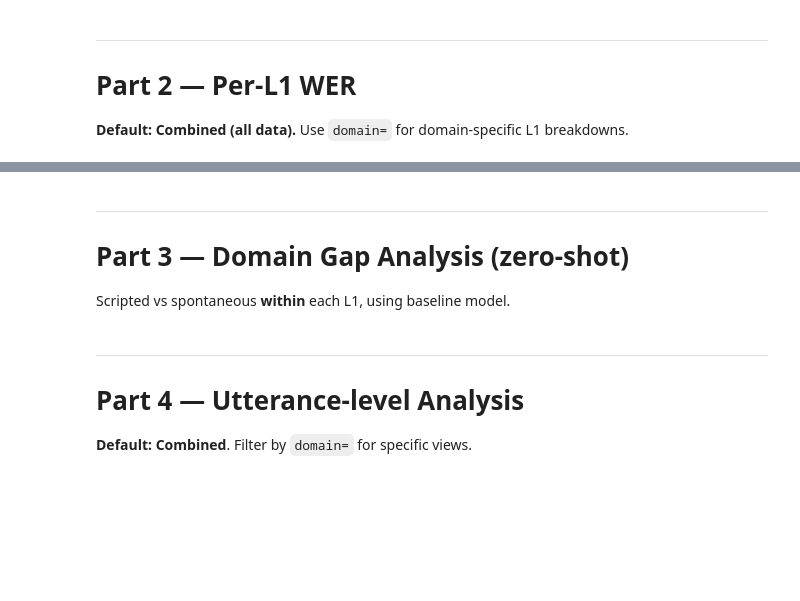
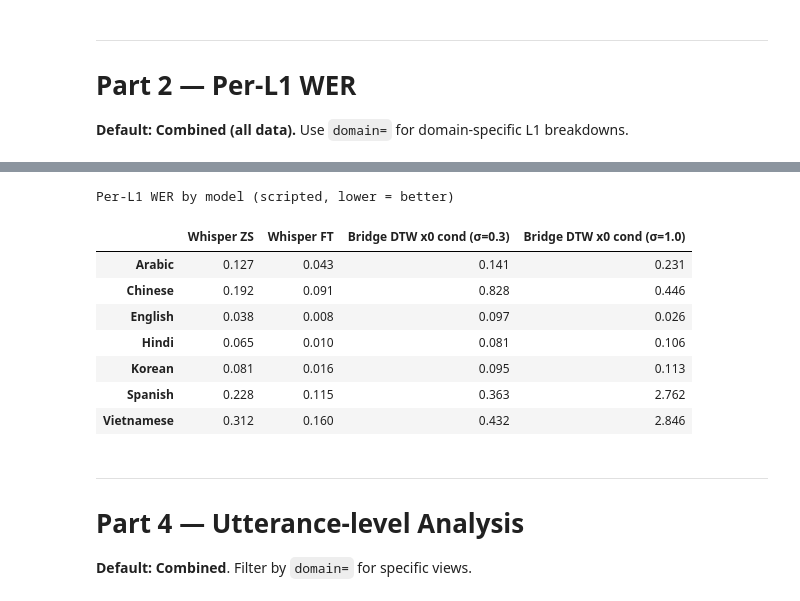
Before and after one commit to Tisya-V/accent-robust-asr, a Jupyter notebook: src/analysis/model_perf_comparison.ipynb, the cells around one changed output, grey strips where cells are left out. Drawn from its saved outputs; the diff is of its cells as text; code cells hidden in the pictures; blank space fills up the shorter version.

```diff
--- a/src/analysis/model_perf_comparison.ipynb
+++ b/src/analysis/model_perf_comparison.ipynb
@@ -375,12 +407,2 @@ Saved /rds/general/user/tsv22/home/accent-robust-asr/results/model_perf_comparis
 | 13 | Vietnamese | 1132 | 0.1600 | 0.157068 | 0.0992 | Whisper FT | 0.3117 | -48.7% |
 | 6 | Vietnamese | 1132 | 0.3117 | 0.302577 | 0.1772 | Whisper ZS | 0.3117 | +0.0% |
-# %% [markdown]
-  ---
-
-
-
-  # Part 3 — Domain Gap Analysis (zero-shot)
-
-
-
-  Scripted vs spontaneous **within** each L1, using baseline model.
@@ -424,3 +409,35 @@ Saved /rds/general/user/tsv22/home/accent-robust-asr/results/model_perf_comparis
+# %%
+# Per-L1 WER table — all loaded models side by side
+# Bridge models are naturally subsets (50 utts/speaker), so their per-L1 WER
+# is computed on fewer utterances than the full-corpus models.
+
+def per_l1_wer_table(domain: str | None = "scripted") -> pd.DataFrame:
+    rows = {}
+    for key, label in MODEL_KEYS.items():
+        df = get_data(key, domain)
+        if df is None:
+            continue
+        for l1, sub in df.groupby("l1"):
+            rows.setdefault(l1, {})[label] = corpus_wer(sub)
+    return pd.DataFrame(rows).T.sort_index()
+
+tbl = per_l1_wer_table(domain="scripted")
+display(
+    tbl.style
+    .format("{:.3f}", na_rep="—")
+    .background_gradient(cmap="RdYlGn_r", axis=None)
+    .set_caption("Per-L1 WER by model (scripted, lower = better)")
+)
+# %% [output]
+Per-L1 WER by model (scripted, lower = better)
+|  | Whisper ZS | Whisper FT | Bridge DTW x0 cond (σ=0.3) | Bridge DTW x0 cond (σ=1.0) |
+| Arabic | 0.127 | 0.043 | 0.141 | 0.231 |
+| Chinese | 0.192 | 0.091 | 0.828 | 0.446 |
+| English | 0.038 | 0.008 | 0.097 | 0.026 |
+| Hindi | 0.065 | 0.010 | 0.081 | 0.106 |
+| Korean | 0.081 | 0.016 | 0.095 | 0.113 |
+| Spanish | 0.228 | 0.115 | 0.363 | 2.762 |
+| Vietnamese | 0.312 | 0.160 | 0.432 | 2.846 |
 # %% [markdown]
   ---
 
```
Also changed, not shown: parts of 6 cells of this notebook, 41 other files.
